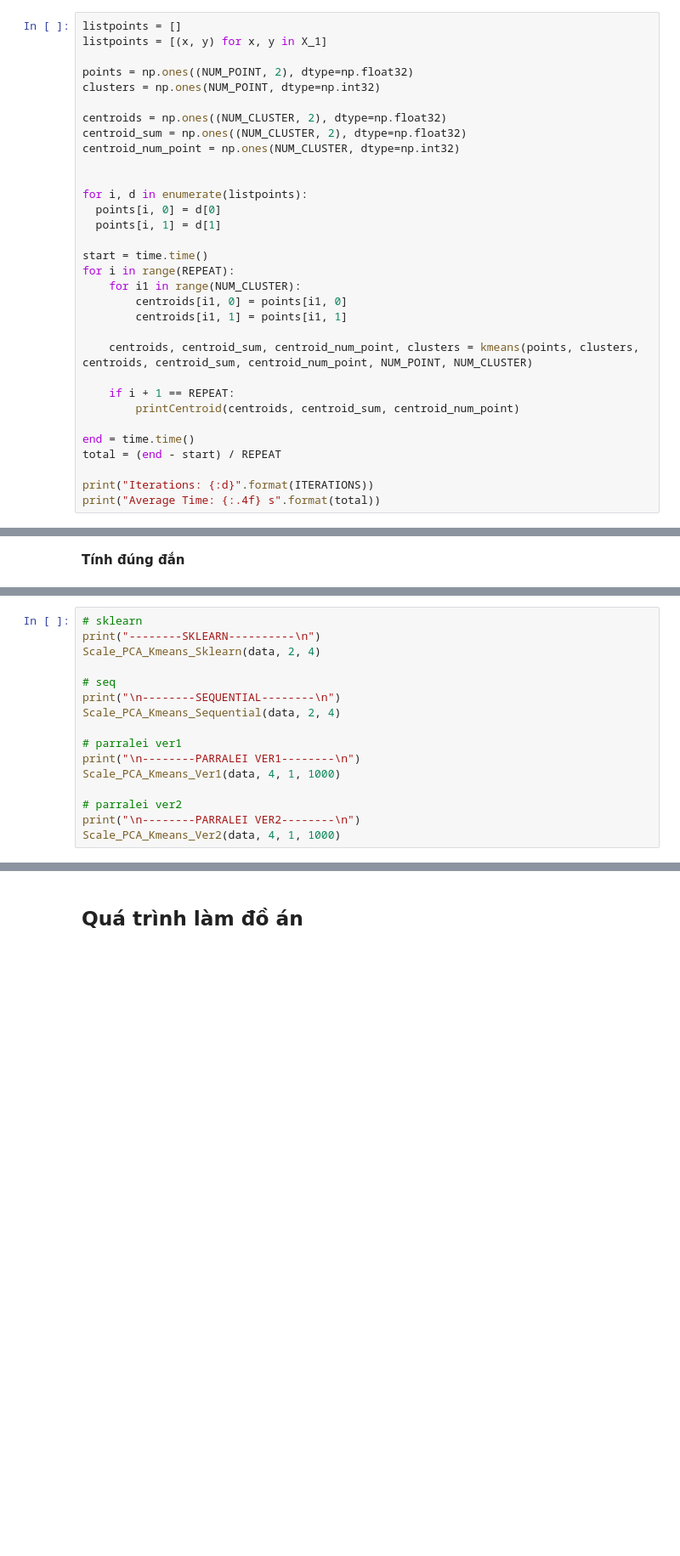
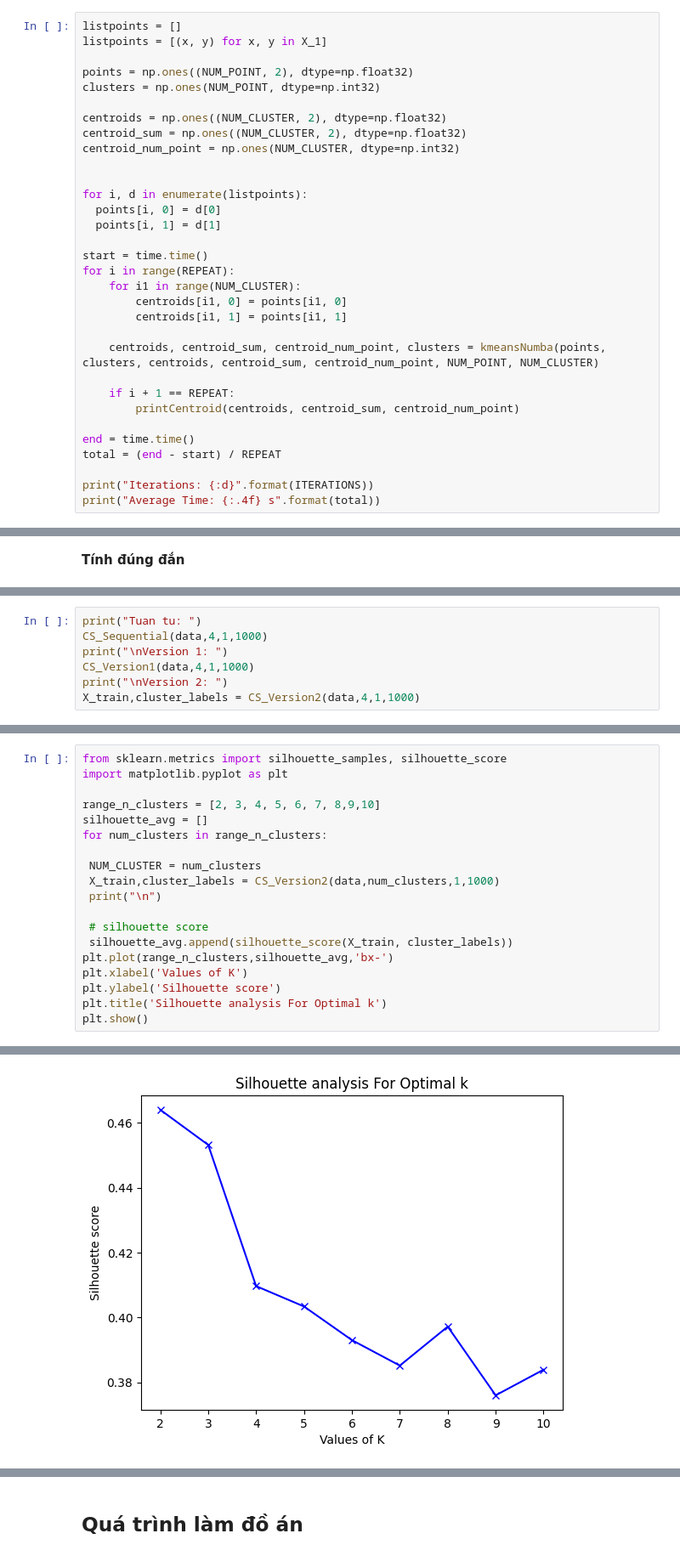
Before and after one commit to baosonhcmus/Customers-Segmentation, a Jupyter notebook: Customers_Segmentation.ipynb, the cells around one changed output, grey strips where cells are left out. Shown at 85% size. Drawn from its saved outputs; the diff is of its cells as text; blank space fills up the shorter version.

```diff
--- a/Customers_Segmentation.ipynb
+++ b/Customers_Segmentation.ipynb
@@ -566,7 +504,7 @@ for i in range(REPEAT):
         centroids[i1, 0] = points[i1, 0]
         centroids[i1, 1] = points[i1, 1]
 
-    centroids, centroid_sum, centroid_num_point, clusters = kmeans(points, clusters, centroids, centroid_sum, centroid_num_point, NUM_POINT, NUM_CLUSTER)
+    centroids, centroid_sum, centroid_num_point, clusters = kmeansNumba(points, clusters, centroids, centroid_sum, centroid_num_point, NUM_POINT, NUM_CLUSTER)
 
     if i + 1 == REPEAT:
         printCentroid(centroids, centroid_sum, centroid_num_point)
@@ -821,16 +822,0 @@ def Scale_PCA_Kmeans_Ver2(data, NUM_CLUSTER, REPEAT, ITERATIONS):
-# %%
-# sklearn
-print("--------SKLEARN----------\n")
-Scale_PCA_Kmeans_Sklearn(data, 2, 4)
-
-# seq
-print("\n--------SEQUENTIAL--------\n")
-Scale_PCA_Kmeans_Sequential(data, 2, 4)
-
-# parralei ver1
-print("\n--------PARRALEI VER1--------\n")
-Scale_PCA_Kmeans_Ver1(data, 4, 1, 1000)
-
-# parralei ver2
-print("\n--------PARRALEI VER2--------\n")
-Scale_PCA_Kmeans_Ver2(data, 4, 1, 1000)
@@ -836,0 +825,7 @@ Scale_PCA_Kmeans_Ver2(data, 4, 1, 1000)
+# %%
+print("Tuan tu: ")
+CS_Sequential(data,4,1,1000)
+print("\nVersion 1: ")
+CS_Version1(data,4,1,1000)
+print("\nVersion 2: ")
+X_train,cluster_labels = CS_Version2(data,4,1,1000)
@@ -836,0 +860,20 @@ Scale_PCA_Kmeans_Ver2(data, 4, 1, 1000)
+# %%
+from sklearn.metrics import silhouette_samples, silhouette_score
+import matplotlib.pyplot as plt
+
+range_n_clusters = [2, 3, 4, 5, 6, 7, 8,9,10]
+silhouette_avg = []
+for num_clusters in range_n_clusters:
+
+ NUM_CLUSTER = num_clusters
+ X_train,cluster_labels = CS_Version2(data,num_clusters,1,1000)
+ print("\n")
+
+ # silhouette score
+ silhouette_avg.append(silhouette_score(X_train, cluster_labels))
+plt.plot(range_n_clusters,silhouette_avg,'bx-')
+plt.xlabel('Values of K')
+plt.ylabel('Silhouette score')
+plt.title('Silhouette analysis For Optimal k')
+plt.show()
+# %% [output]
@@ -836,0 +897 @@ Scale_PCA_Kmeans_Ver2(data, 4, 1, 1000)
+[figure, added]
```
Also changed, not shown: parts of 40 cells of this notebook.
